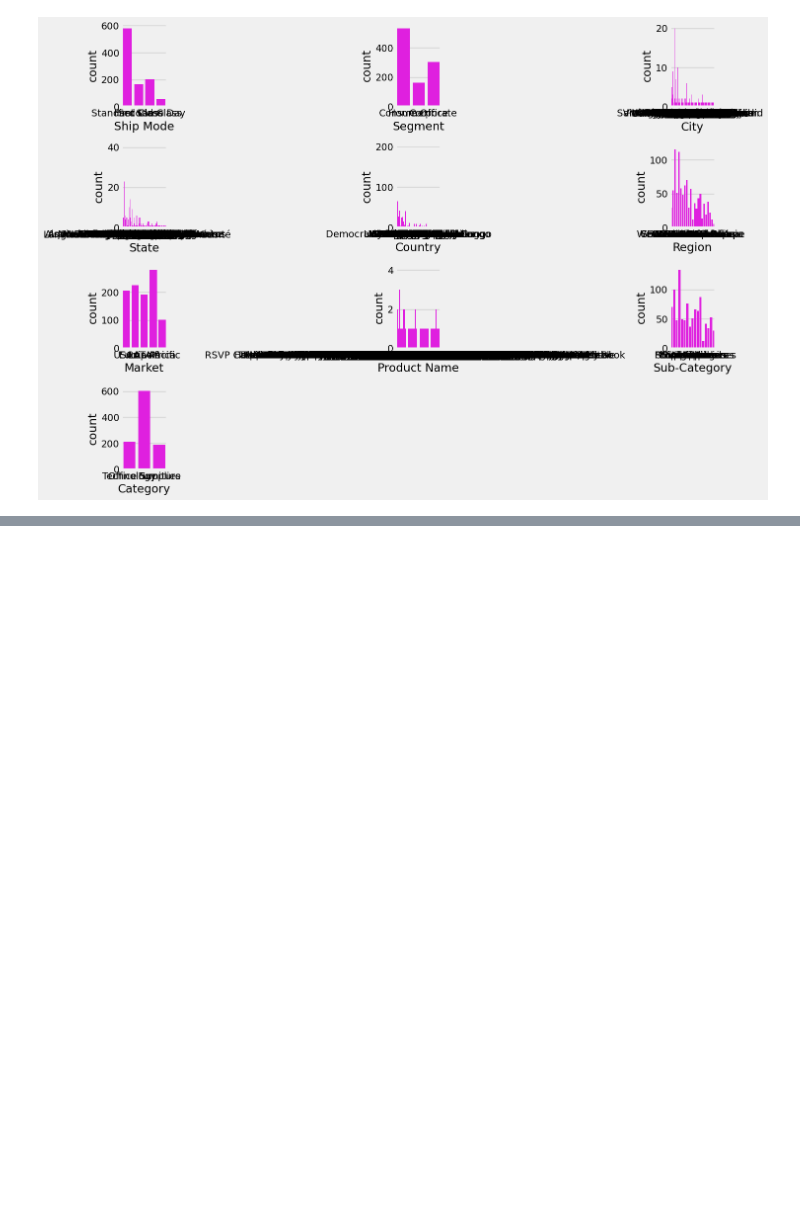
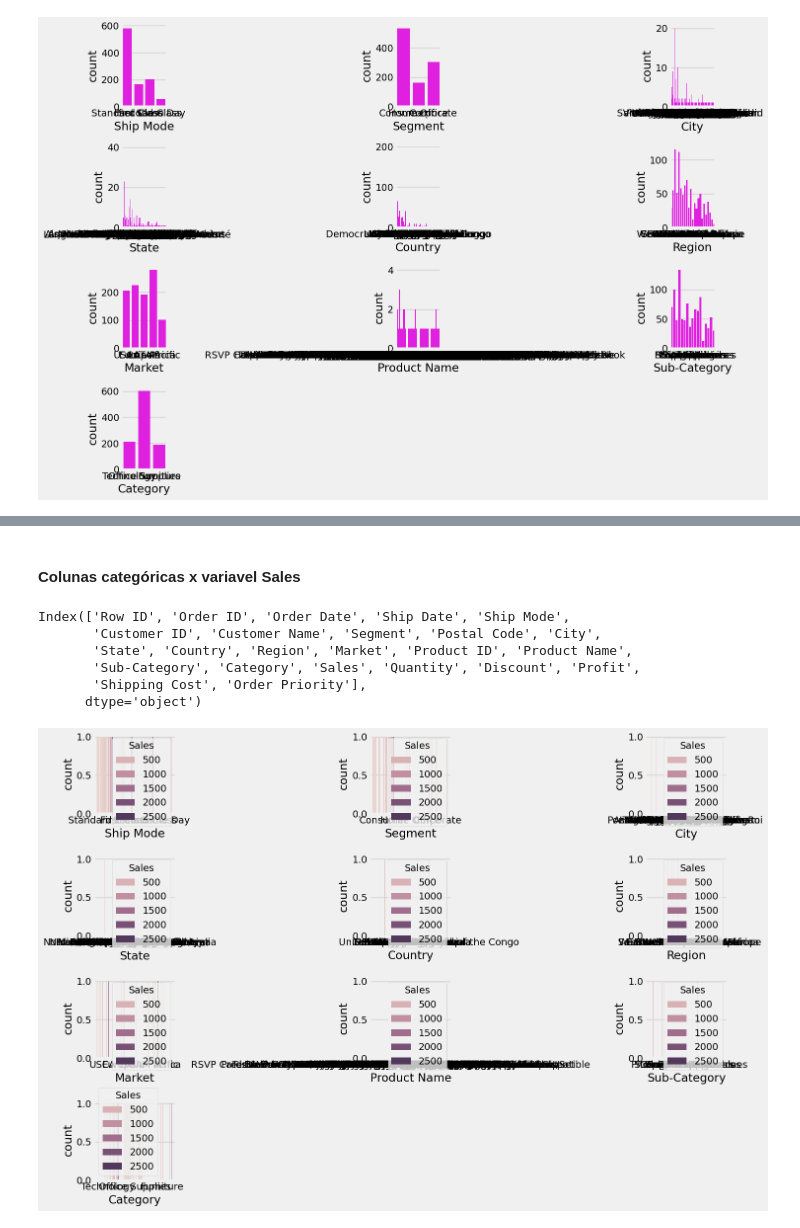
Before and after one commit to carlosrodriguesjf/analise-de-dados-de-superlojas-globais, a Jupyter notebook: Análise e visualização de dados de superlojas globais.ipynb, the cells around one changed output, grey strips where cells are left out. Saved outputs shown, nothing was run; the diff lists cells and outputs as text; code cells hidden in the pictures; blank space fills up the shorter version.

```diff
--- a/Análise e visualização de dados de superlojas globais.ipynb
+++ b/Análise e visualização de dados de superlojas globais.ipynb
@@ -322,0 +351,26 @@ plt.show()
+# %% [markdown]
+#### Colunas categóricas x variavel Sales
+# %%
+df_superstore.columns
+# %% [output]
+Index(['Row ID', 'Order ID', 'Order Date', 'Ship Date', 'Ship Mode',
+       'Customer ID', 'Customer Name', 'Segment', 'Postal Code', 'City',
+       'State', 'Country', 'Region', 'Market', 'Product ID', 'Product Name',
+       'Sub-Category', 'Category', 'Sales', 'Quantity', 'Discount', 'Profit',
+       'Shipping Cost', 'Order Priority'],
+      dtype='object')
+# %%
+features_cat = nomes_cats
+
+df_sample = df_superstore.sample(100, random_state=42)
+
+plt.figure(figsize=(15, 10))
+
+for i in range(0, len(features_cat)):
+    plt.subplot(5, 2, i + 1)
+    sns.countplot(data = df_sample, x = features_cat[i], hue = 'Sales')
+    plt.tight_layout()
+
+plt.show()
+# %% [output]
+[figure, added]
```
Also changed, not shown: parts of 8 cells of this notebook.
